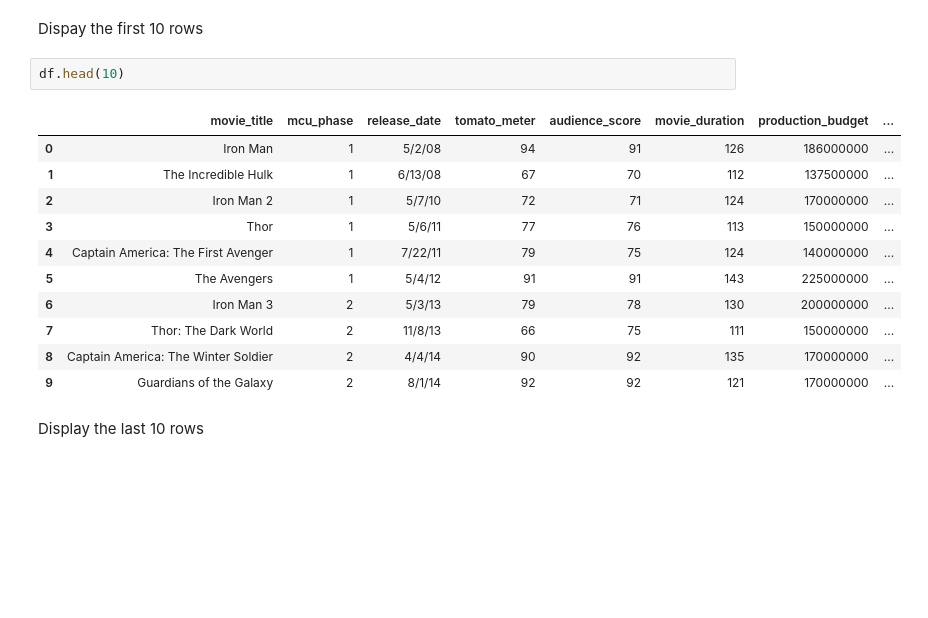
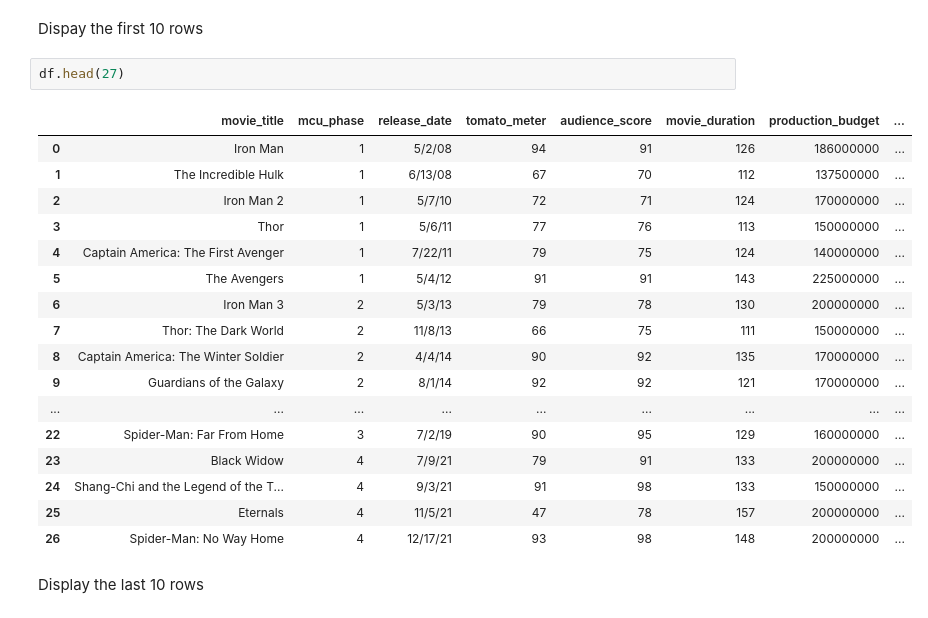
Before and after one commit to henokytilahun/MCUBoxOfficeAnalysis, a Jupyter notebook: analysis.ipynb, the cells around one changed output. Cells and saved outputs as stored; diff of their text form; blank space fills up the shorter version.

```diff
--- a/analysis.ipynb
+++ b/analysis.ipynb
@@ -11,19 +11,25 @@ df = pd.read_csv('mcu_box_office.csv')
 # %% [markdown]
 Dispay the first 10 rows
 # %%
-df.head(10)
+df.head(27)
 # %% [output]
 |  | movie_title | mcu_phase | release_date | tomato_meter | audience_score | movie_duration | production_budget | ... |
 | 0 | Iron Man | 1 | 5/2/08 | 94 | 91 | 126 | 186000000 | ... |
 | 1 | The Incredible Hulk | 1 | 6/13/08 | 67 | 70 | 112 | 137500000 | ... |
 | 2 | Iron Man 2 | 1 | 5/7/10 | 72 | 71 | 124 | 170000000 | ... |
 | 3 | Thor | 1 | 5/6/11 | 77 | 76 | 113 | 150000000 | ... |
 | 4 | Captain America: The First Avenger | 1 | 7/22/11 | 79 | 75 | 124 | 140000000 | ... |
 | 5 | The Avengers | 1 | 5/4/12 | 91 | 91 | 143 | 225000000 | ... |
 | 6 | Iron Man 3 | 2 | 5/3/13 | 79 | 78 | 130 | 200000000 | ... |
 | 7 | Thor: The Dark World | 2 | 11/8/13 | 66 | 75 | 111 | 150000000 | ... |
 | 8 | Captain America: The Winter Soldier | 2 | 4/4/14 | 90 | 92 | 135 | 170000000 | ... |
 | 9 | Guardians of the Galaxy | 2 | 8/1/14 | 92 | 92 | 121 | 170000000 | ... |
+| ... | ... | ... | ... | ... | ... | ... | ... | ... |
+| 22 | Spider-Man: Far From Home | 3 | 7/2/19 | 90 | 95 | 129 | 160000000 | ... |
+| 23 | Black Widow | 4 | 7/9/21 | 79 | 91 | 133 | 200000000 | ... |
+| 24 | Shang-Chi and the Legend of the T... | 4 | 9/3/21 | 91 | 98 | 133 | 150000000 | ... |
+| 25 | Eternals | 4 | 11/5/21 | 47 | 78 | 157 | 200000000 | ... |
+| 26 | Spider-Man: No Way Home | 4 | 12/17/21 | 93 | 98 | 148 | 200000000 | ... |
 # %% [markdown]
 Display the last 10 rows
 # %%
```
Also changed, not shown: parts of 9 cells of this notebook, 1 other file.
